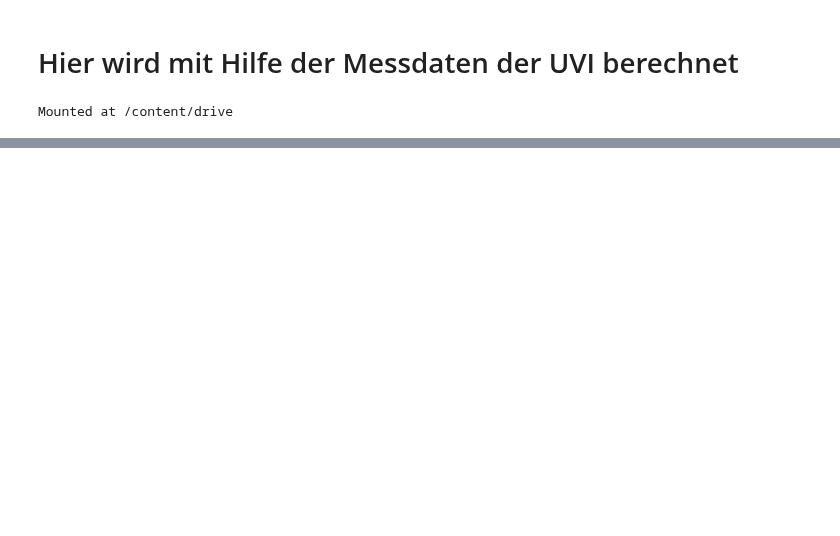
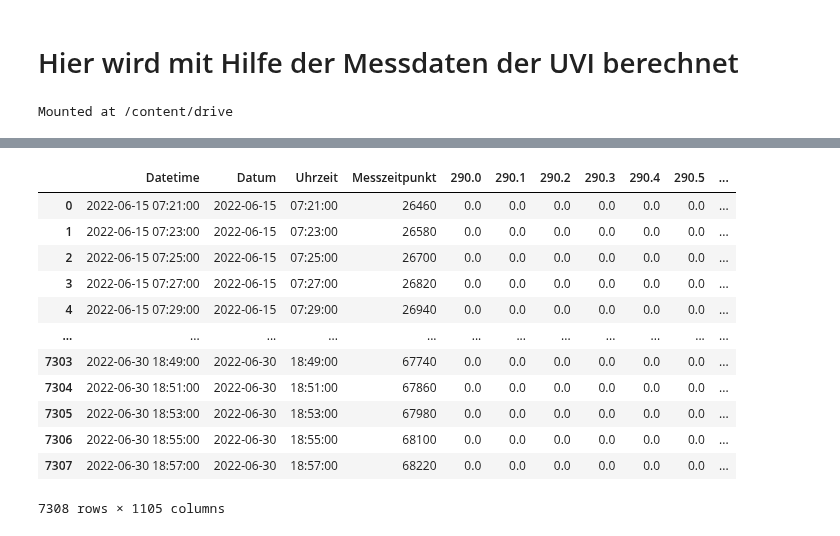
Before and after one commit to rjanow/Masterarbeit, a Jupyter notebook: CSV_to_UVI.ipynb, the cells around one changed output, grey strips where cells are left out. Cells and saved outputs as stored; diff of their text form; code cells hidden in the pictures; blank space fills up the shorter version.

```diff
--- a/CSV_to_UVI.ipynb
+++ b/CSV_to_UVI.ipynb
@@ -51,4 +68,8 @@ def integrate_row(row):
     integral = np.trapz(y_values, x_values)
     return integral
 # %%
-df_UVI = df_Gewichtet.apply(integrate_row, axis=1)
+ser_UVI = []
+df_UVI = []
+
+ser_UVI = df_Gewichtet.apply(integrate_row, axis=1)
+df_UVI = pd.DataFrame(ser_UVI, columns=['UVI'])
@@ -59,0 +80,23 @@ print
+# %%
+# Exportieren
+columns_to_copy = ['Messzeitpunkt', 'Uhrzeit', 'Datum', 'Datetime']
+
+for col in columns_to_copy:
+  df_Gewichtet.insert(0, col, df_Messdaten[col])
+  df_UVI.insert(0, col, df_Messdaten[col])
+# %%
+df_Gewichtet
+# %% [output]
+|  | Datetime | Datum | Uhrzeit | Messzeitpunkt | 290.0 | 290.1 | 290.2 | 290.3 | 290.4 | 290.5 | ... |
+| 0 | 2022-06-15 07:21:00 | 2022-06-15 | 07:21:00 | 26460 | 0.0 | 0.0 | 0.0 | 0.0 | 0.0 | 0.0 | ... |
+| 1 | 2022-06-15 07:23:00 | 2022-06-15 | 07:23:00 | 26580 | 0.0 | 0.0 | 0.0 | 0.0 | 0.0 | 0.0 | ... |
+| 2 | 2022-06-15 07:25:00 | 2022-06-15 | 07:25:00 | 26700 | 0.0 | 0.0 | 0.0 | 0.0 | 0.0 | 0.0 | ... |
+| 3 | 2022-06-15 07:27:00 | 2022-06-15 | 07:27:00 | 26820 | 0.0 | 0.0 | 0.0 | 0.0 | 0.0 | 0.0 | ... |
+| 4 | 2022-06-15 07:29:00 | 2022-06-15 | 07:29:00 | 26940 | 0.0 | 0.0 | 0.0 | 0.0 | 0.0 | 0.0 | ... |
+| ... | ... | ... | ... | ... | ... | ... | ... | ... | ... | ... | ... |
+| 7303 | 2022-06-30 18:49:00 | 2022-06-30 | 18:49:00 | 67740 | 0.0 | 0.0 | 0.0 | 0.0 | 0.0 | 0.0 | ... |
+| 7304 | 2022-06-30 18:51:00 | 2022-06-30 | 18:51:00 | 67860 | 0.0 | 0.0 | 0.0 | 0.0 | 0.0 | 0.0 | ... |
+| 7305 | 2022-06-30 18:53:00 | 2022-06-30 | 18:53:00 | 67980 | 0.0 | 0.0 | 0.0 | 0.0 | 0.0 | 0.0 | ... |
+| 7306 | 2022-06-30 18:55:00 | 2022-06-30 | 18:55:00 | 68100 | 0.0 | 0.0 | 0.0 | 0.0 | 0.0 | 0.0 | ... |
+| 7307 | 2022-06-30 18:57:00 | 2022-06-30 | 18:57:00 | 68220 | 0.0 | 0.0 | 0.0 | 0.0 | 0.0 | 0.0 | ... |
+7308 rows × 1105 columns
```
Also changed, not shown: parts of 4 cells of this notebook.
